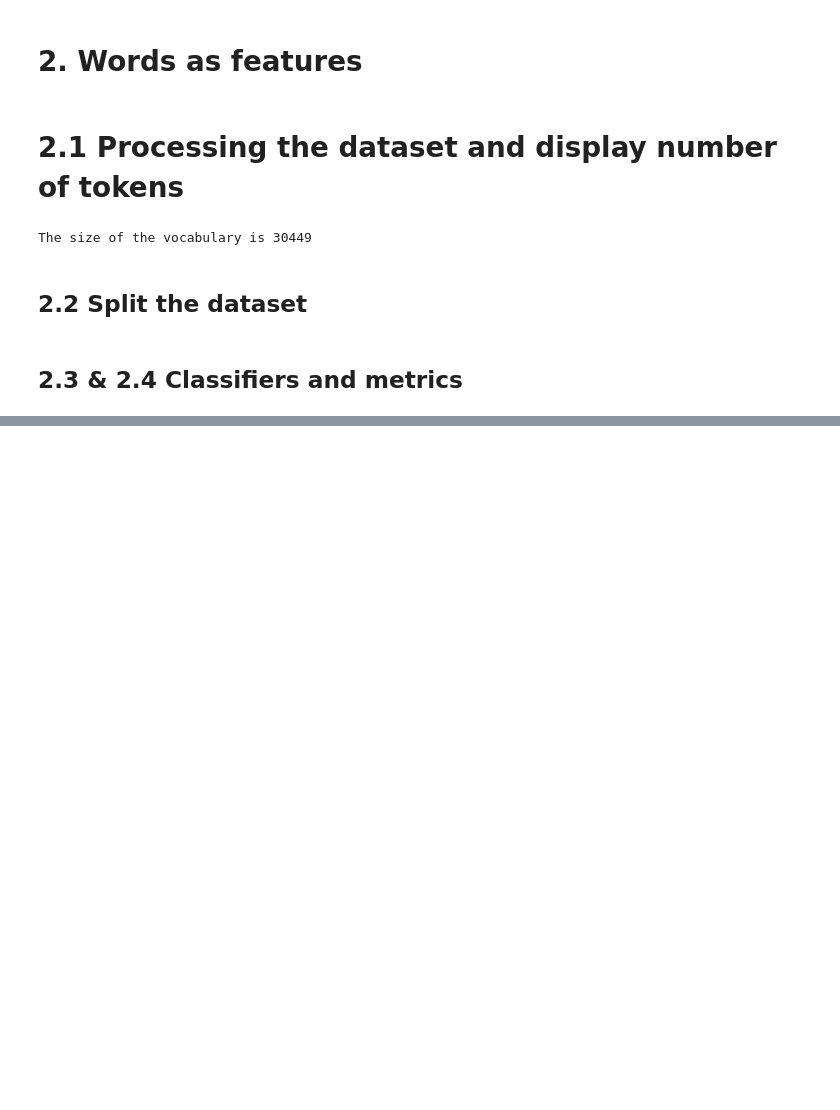
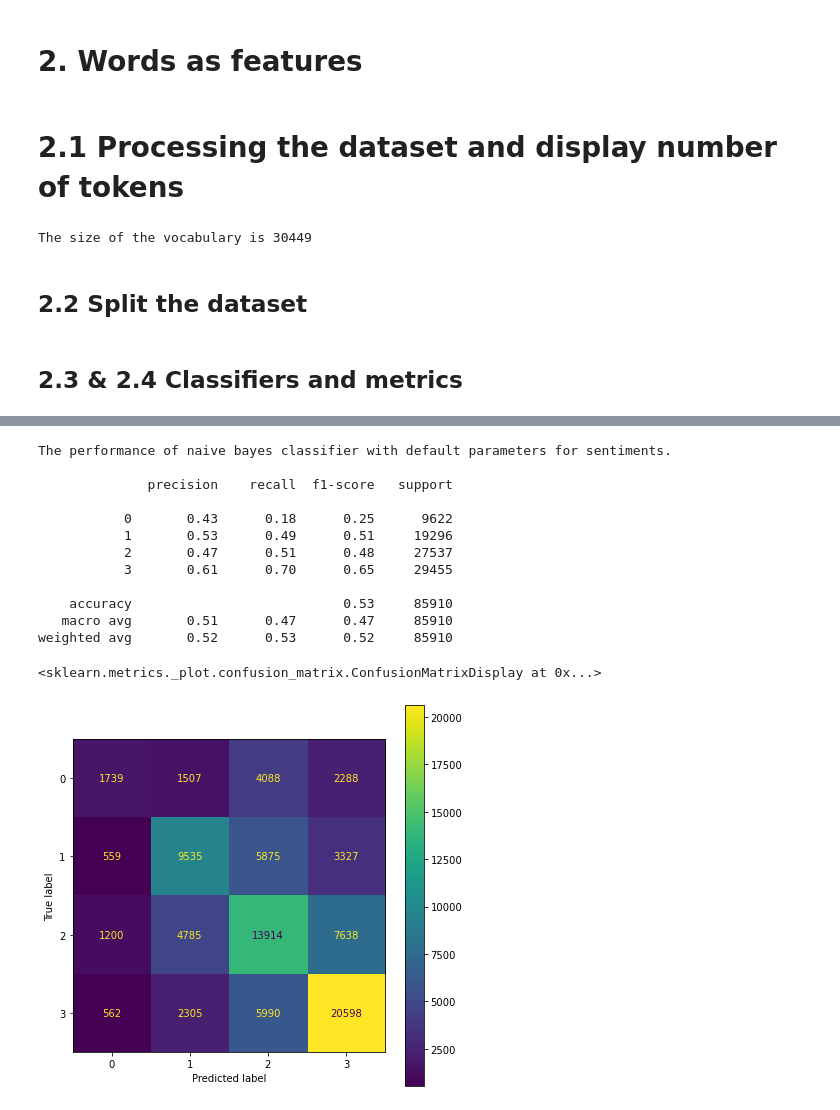
Before and after one commit to KEYURPATEL03/AI_COMP472, a Jupyter notebook: mp1.ipynb, the cells around one changed output, grey strips where cells are left out. Saved outputs shown, nothing was run; the diff lists cells and outputs as text; code cells hidden in the pictures; blank space fills up the shorter version.

```diff
--- a/mp1.ipynb
+++ b/mp1.ipynb
@@ -178,0 +229,26 @@ weighted avg       0.54      0.55      0.54     34364
+# %%
+#for sentiments classification
+MNBmodel = MNB.fit(X_train, Ysenti_train)
+pred = MNB.predict(X_test)
+
+print("The performance of naive bayes classifier with default parameters for sentiments.\n")
+print(classification_report(Ysenti_test, pred))
+cm = confusion_matrix(Ysenti_test, pred)
+disp = ConfusionMatrixDisplay(cm)
+fig, ax = plt.subplots(figsize=(7, 7)) #suggested from stack-overflow
+disp.plot(ax = ax)
+# %% [output]
+The performance of naive bayes classifier with default parameters for sentiments.
+
+              precision    recall  f1-score   support
+
+           0       0.43      0.18      0.25      9622
+           1       0.53      0.49      0.51     19296
+           2       0.47      0.51      0.48     27537
+           3       0.61      0.70      0.65     29455
+
+    accuracy                           0.53     85910
+   macro avg       0.51      0.47      0.47     85910
+weighted avg       0.52      0.53      0.52     85910
+<sklearn.metrics._plot.confusion_matrix.ConfusionMatrixDisplay at 0x...>
+[figure, added]
```
Also changed, not shown: parts of 20 cells of this notebook.
